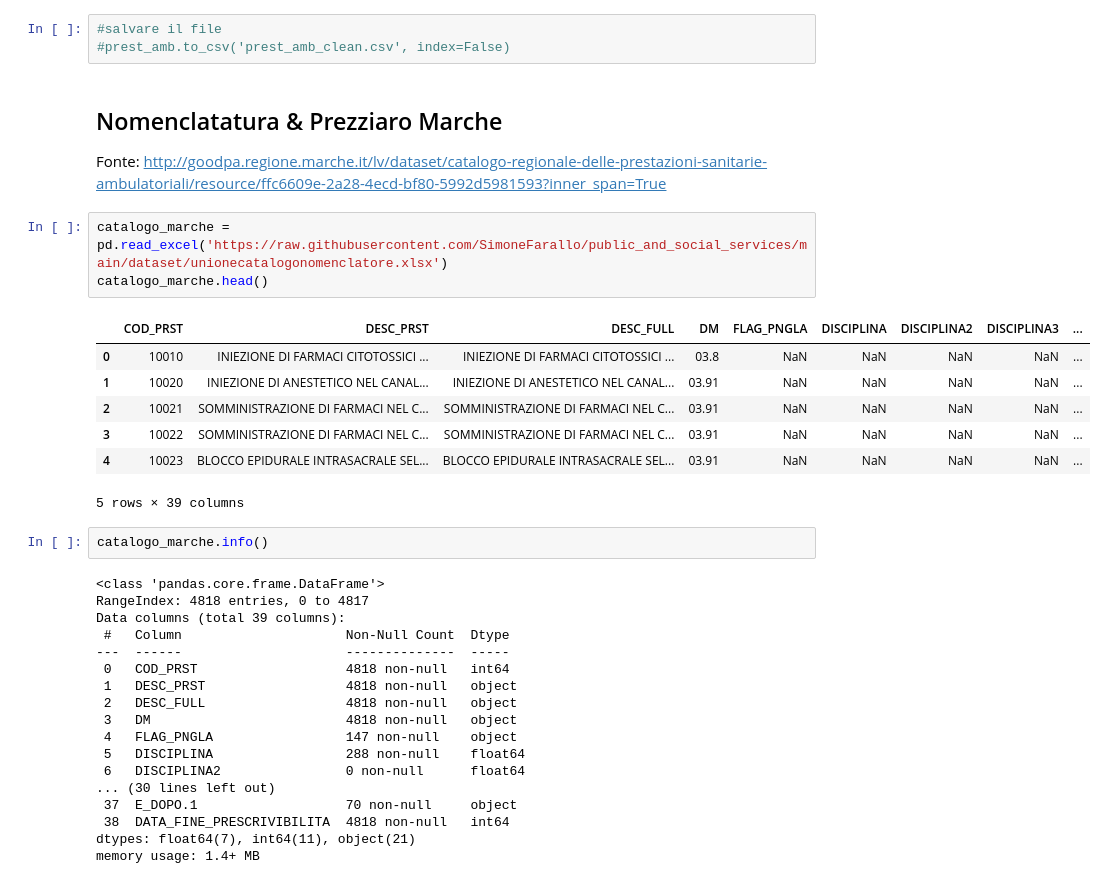
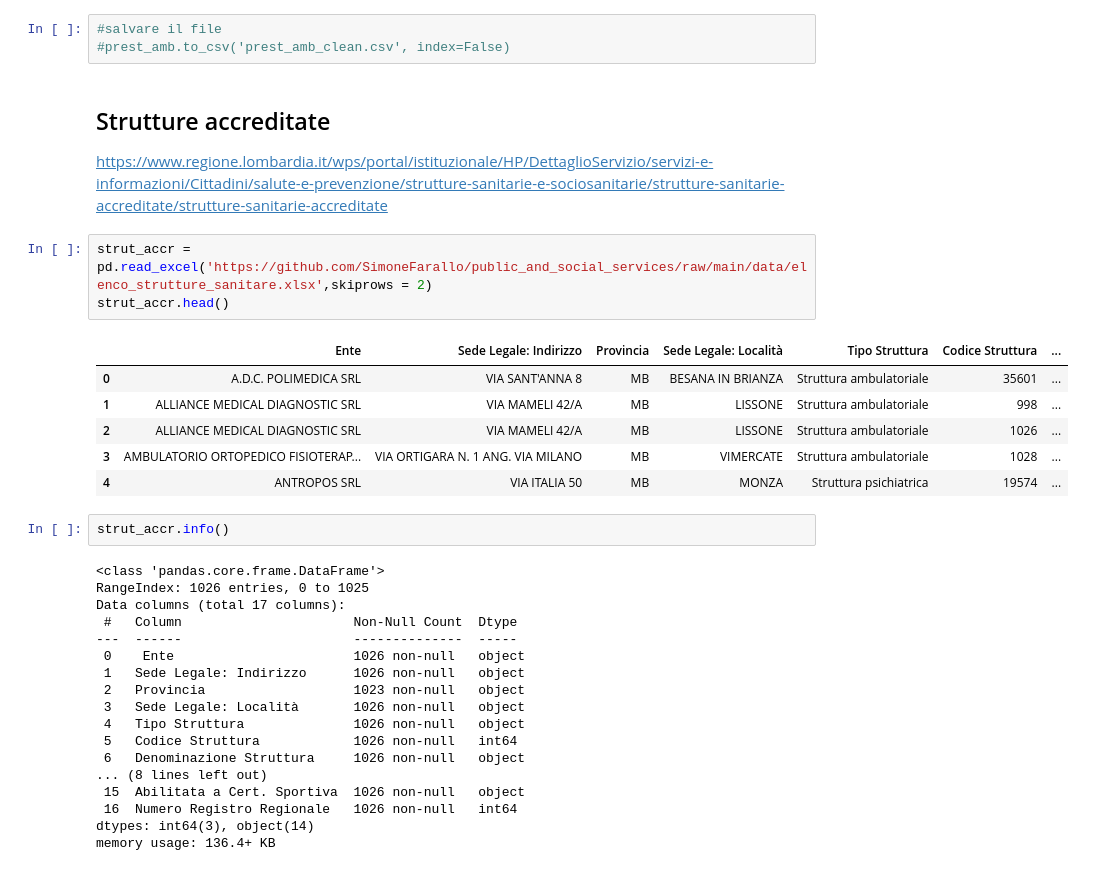
Before and after one commit to SimoneFarallo/Project_public_and_social_services, a Jupyter notebook: EDA_domains.ipynb, the cells around one changed output. Saved outputs shown, nothing was run; the diff lists cells and outputs as text.

```diff
--- a/EDA_domains.ipynb
+++ b/EDA_domains.ipynb
@@ -132,38 +146,37 @@ Index(['COD_ASL', 'ASL', 'COD_ENTE', 'ENTE', 'COD_STRUT', 'STRUT',
 # %%
 #salvare il file
 #prest_amb.to_csv('prest_amb_clean.csv', index=False)
-# %% [markdown]
-## Nomenclatatura & Prezziaro Marche
-
-Fonte: http://goodpa.regione.marche.it/lv/dataset/catalogo-regionale-delle-prestazioni-sanitarie-ambulatoriali/resource/ffc6609e-2a28-4ecd-bf80-5992d5981593?inner_span=True
+# %% [markdown]
+## Strutture accreditate
+
+https://www.regione.lombardia.it/wps/portal/istituzionale/HP/DettaglioServizio/servizi-e-informazioni/Cittadini/salute-e-prevenzione/strutture-sanitarie-e-sociosanitarie/strutture-sanitarie-accreditate/strutture-sanitarie-accreditate
 # %%
-catalogo_marche = pd.read_excel('https://raw.githubusercontent.com/SimoneFarallo/public_and_social_services/main/dataset/unionecatalogonomenclatore.xlsx')
-catalogo_marche.head()
+strut_accr = pd.read_excel('https://github.com/SimoneFarallo/public_and_social_services/raw/main/data/elenco_strutture_sanitare.xlsx',skiprows = 2)
+strut_accr.head()
 # %% [output]
-|  | COD_PRST | DESC_PRST | DESC_FULL | DM | FLAG_PNGLA | DISCIPLINA | DISCIPLINA2 | DISCIPLINA3 | ... |
-| 0 | 10010 | INIEZIONE DI FARMACI CITOTOSSICI ... | INIEZIONE DI FARMACI CITOTOSSICI ... | 03.8 | NaN | NaN | NaN | NaN | ... |
-| 1 | 10020 | INIEZIONE DI ANESTETICO NEL CANAL... | INIEZIONE DI ANESTETICO NEL CANAL... | 03.91 | NaN | NaN | NaN | NaN | ... |
-| 2 | 10021 | SOMMINISTRAZIONE DI FARMACI NEL C... | SOMMINISTRAZIONE DI FARMACI NEL C... | 03.91 | NaN | NaN | NaN | NaN | ... |
-| 3 | 10022 | SOMMINISTRAZIONE DI FARMACI NEL C... | SOMMINISTRAZIONE DI FARMACI NEL C... | 03.91 | NaN | NaN | NaN | NaN | ... |
-| 4 | 10023 | BLOCCO EPIDURALE INTRASACRALE SEL... | BLOCCO EPIDURALE INTRASACRALE SEL... | 03.91 | NaN | NaN | NaN | NaN | ... |
+|  | Ente | Sede Legale: Indirizzo | Provincia | Sede Legale: Località | Tipo Struttura | Codice Struttura | ... |
+| 0 | A.D.C. POLIMEDICA SRL | VIA SANT'ANNA 8 | MB | BESANA IN BRIANZA | Struttura ambulatoriale | 35601 | ... |
+| 1 | ALLIANCE MEDICAL DIAGNOSTIC SRL | VIA MAMELI 42/A | MB | LISSONE | Struttura ambulatoriale | 998 | ... |
+| 2 | ALLIANCE MEDICAL DIAGNOSTIC SRL | VIA MAMELI 42/A | MB | LISSONE | Struttura ambulatoriale | 1026 | ... |
+| 3 | AMBULATORIO ORTOPEDICO FISIOTERAP... | VIA ORTIGARA N. 1 ANG. VIA MILANO | MB | VIMERCATE | Struttura ambulatoriale | 1028 | ... |
+| 4 | ANTROPOS SRL | VIA ITALIA 50 | MB | MONZA | Struttura psichiatrica | 19574 | ... |
-5 rows × 39 columns
 # %%
-catalogo_marche.info()
+strut_accr.info()
 # %% [output]
 <class 'pandas.core.frame.DataFrame'>
-RangeIndex: 4818 entries, 0 to 4817
-Data columns (total 39 columns):
- #   Column                     Non-Null Count  Dtype
----  ------                     --------------  -----
- 0   COD_PRST                   4818 non-null   int64
- 1   DESC_PRST                  4818 non-null   object
- 2   DESC_FULL                  4818 non-null   object
- 3   DM                         4818 non-null   object
- 4   FLAG_PNGLA                 147 non-null    object
- 5   DISCIPLINA                 288 non-null    float64
- 6   DISCIPLINA2                0 non-null      float64
-... (30 lines left out)
- 37  E_DOPO.1                   70 non-null     object
- 38  DATA_FINE_PRESCRIVIBILITA  4818 non-null   int64
-dtypes: float64(7), int64(11), object(21)
-memory usage: 1.4+ MB
+RangeIndex: 1026 entries, 0 to 1025
+Data columns (total 17 columns):
+ #   Column                      Non-Null Count  Dtype
+---  ------                      --------------  -----
+ 0    Ente                       1026 non-null   object
+ 1   Sede Legale: Indirizzo      1026 non-null   object
+ 2   Provincia                   1023 non-null   object
+ 3   Sede Legale: Località       1026 non-null   object
+ 4   Tipo Struttura              1026 non-null   object
+ 5   Codice Struttura            1026 non-null   int64
+ 6   Denominazione Struttura     1026 non-null   object
+... (8 lines left out)
+ 15  Abilitata a Cert. Sportiva  1026 non-null   object
+ 16  Numero Registro Regionale   1026 non-null   int64
+dtypes: int64(3), object(14)
+memory usage: 136.4+ KB
```
Also changed, not shown: parts of 17 cells of this notebook.
